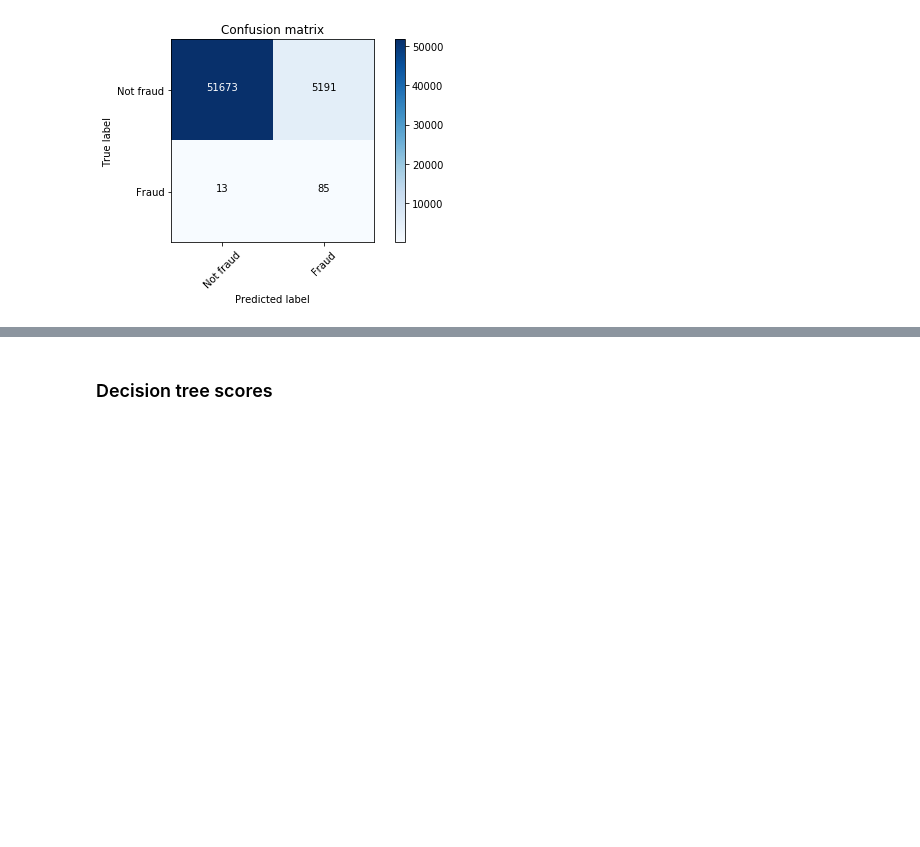
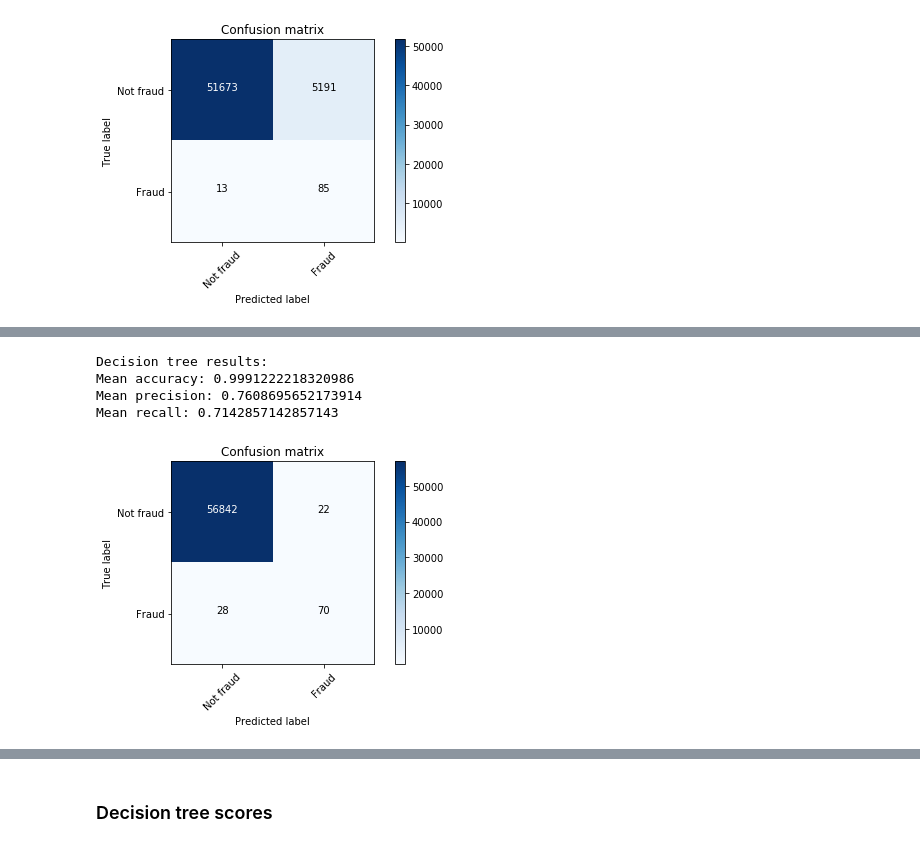
Before and after one commit to mikaelsouza/fraud-detection, a Jupyter notebook: notebooks/exploratory/kaggle/1-undersampling-oversampling.ipynb, the cells around one changed output, grey strips where cells are left out. Saved outputs shown, nothing was run; the diff lists cells and outputs as text; code cells hidden in the pictures; blank space fills up the shorter version.

```diff
--- a/notebooks/exploratory/kaggle/1-undersampling-oversampling.ipynb
+++ b/notebooks/exploratory/kaggle/1-undersampling-oversampling.ipynb
@@ -211 +225,10 @@ Mean recall: 0.8673469387755102
+# %%
+print("Decision tree results:")
+decision_tree_scores['tomeklinks'] = classify(X_undersampled, X_test, y_undersampled, y_test, classifier=DecisionTreeClassifier, normalized=False)
+# %% [output]
+Decision tree results:
+Mean accuracy: 0.9991222218320986
+Mean precision: 0.7608695652173914
+Mean recall: 0.7142857142857143
+[figure, added]
 # %% [markdown]
```
Also changed, not shown: parts of 9 cells of this notebook.
